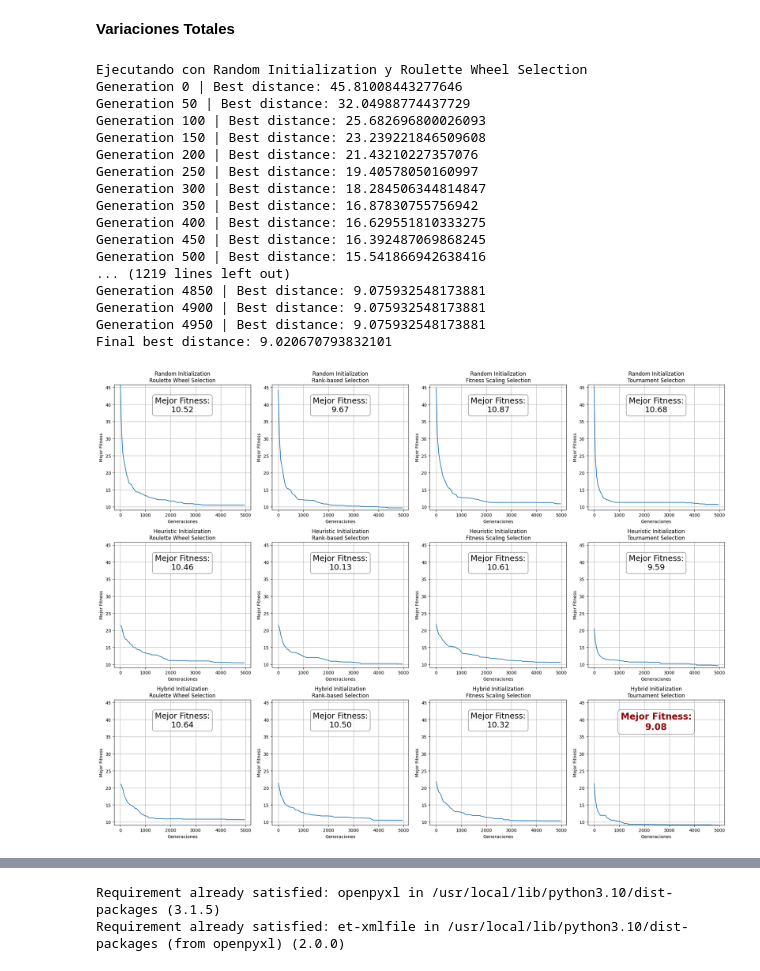
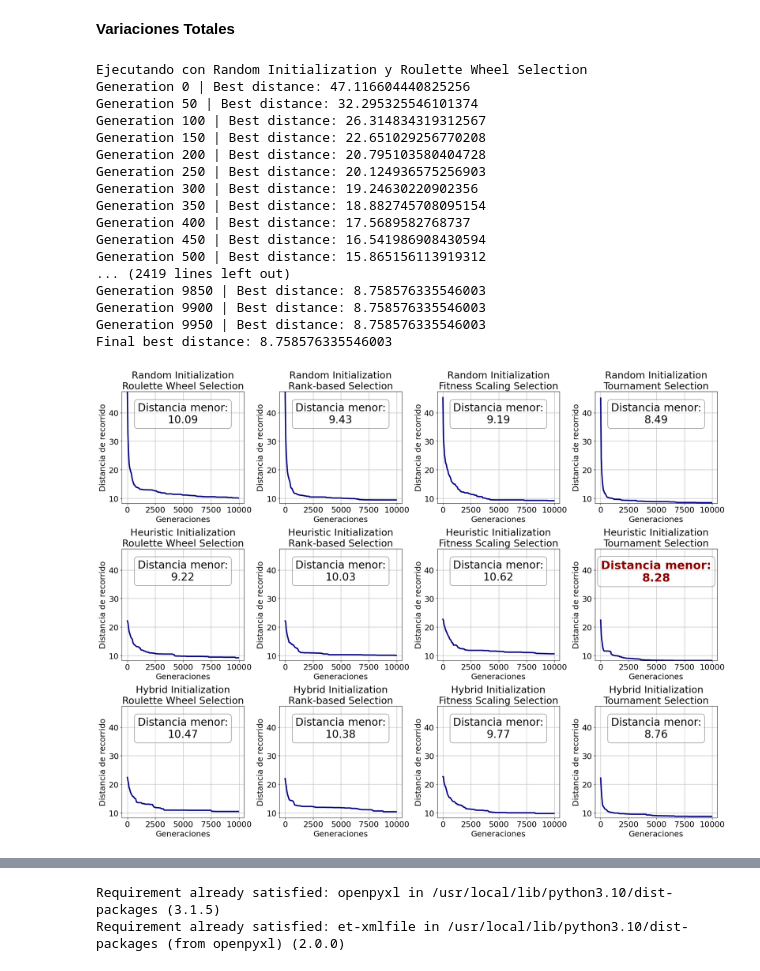
Before and after one commit to BrajanNieto/GA-TSP-Comparison, a Jupyter notebook: IA_Fundamentals_GeneticAlgorithm_TSP_BrajanNieto.ipynb, the cells around one changed output, grey strips where cells are left out. Drawn from its saved outputs; the diff is of its cells as text; code cells hidden in the pictures.

```diff
--- a/IA_Fundamentals_GeneticAlgorithm_TSP_BrajanNieto.ipynb
+++ b/IA_Fundamentals_GeneticAlgorithm_TSP_BrajanNieto.ipynb
@@ -626,7 +628,7 @@ pop_size = 100
 N = 100
 elite_size = 10
 mutation_rate = 0.01
-generations = 5000
+generations = 10000
 
 # Generar las coordenadas de las ciudades y la matriz de distancias
 cities = np.random.rand(N, 2)
@@ -801,22 +803,22 @@ for init_function, init_name in init_functions:
         histories_combined[key] = history.copy()
 # %% [output]
 Ejecutando con Random Initialization y Roulette Wheel Selection
-Generation 0 | Best distance: 45.81008443277646
-Generation 50 | Best distance: 32.04988774437729
-Generation 100 | Best distance: 25.682696800026093
-Generation 150 | Best distance: 23.239221846509608
-Generation 200 | Best distance: 21.43210227357076
-Generation 250 | Best distance: 19.40578050160997
-Generation 300 | Best distance: 18.284506344814847
-Generation 350 | Best distance: 16.87830755756942
-Generation 400 | Best distance: 16.629551810333275
-Generation 450 | Best distance: 16.392487069868245
-Generation 500 | Best distance: 15.541866942638416
-... (1219 lines left out)
-Generation 4850 | Best distance: 9.075932548173881
-Generation 4900 | Best distance: 9.075932548173881
-Generation 4950 | Best distance: 9.075932548173881
-Final best distance: 9.020670793832101
+Generation 0 | Best distance: 47.116604440825256
+Generation 50 | Best distance: 32.295325546101374
+Generation 100 | Best distance: 26.314834319312567
+Generation 150 | Best distance: 22.651029256770208
+Generation 200 | Best distance: 20.795103580404728
+Generation 250 | Best distance: 20.124936575256903
+Generation 300 | Best distance: 19.24630220902356
+Generation 350 | Best distance: 18.882745708095154
+Generation 400 | Best distance: 17.5689582768737
+Generation 450 | Best distance: 16.541986908430594
+Generation 500 | Best distance: 15.865156113919312
+... (2419 lines left out)
+Generation 9850 | Best distance: 8.758576335546003
+Generation 9900 | Best distance: 8.758576335546003
+Generation 9950 | Best distance: 8.758576335546003
+Final best distance: 8.758576335546003
 # %%
 # Crear un diccionario para mapear nombres a índices
 init_indices = {'Random Initialization': 0, 'Heuristic Initialization': 1, 'Hybrid Initialization': 2}
@@ -843,42 +845,43 @@ best_overall_fitness = min(best_fitness_values.values())
 # Graficar cada combinación
 for key in histories_combined:
     gen = [item[0] for item in histories_combined[key]]
     fit = [item[1] for item in histories_combined[key]]
 
     init_name, selection_name = key.split(' + ')
     row = init_indices[init_name]
     col = selection_indices[selection_name]
 
-    axes[row, col].plot(gen, fit)
-    axes[row, col].set_title(f"{init_name}\n{selection_name}")
-    axes[row, col].set_xlabel('Generaciones')
-    axes[row, col].set_ylabel('Mejor Fitness')
+    axes[row, col].plot(gen, fit, color='navy', linewidth=3) ##
+    axes[row, col].set_title(f"{init_name}\n{selection_name}", fontsize=22) ##
+    axes[row, col].set_xlabel('Generaciones', fontsize=18)
+    axes[row, col].set_ylabel('Distancia de recorrido', fontsize=18)
+    axes[row, col].tick_params(axis='both', which='major', labelsize=18)  ##
     axes[row, col].set_ylim(global_min_fitness, global_max_fitness)
     axes[row, col].grid(True)
 
     # Obtener el mejor fitness para esta combinación
     best_fitness = best_fitness_values[key]
 
     # Comprobar si este es el mejor fitness global
     if best_fitness == best_overall_fitness:
         # Destacar el texto con negrita y color rojo oscuro
-        axes[row, col].text(0.5, 0.9, f"Mejor Fitness:\n{best_fitness:.2f}",
+        axes[row, col].text(0.5, 0.9, f"Distancia menor:\n{best_fitness:.2f}",
                             transform=axes[row, col].transAxes,
-                            fontsize=20, fontweight='bold', color='darkred',
+                            fontsize=26, fontweight='bold', color='darkred',
                             verticalalignment='top', horizontalalignment='center',
                             bbox=dict(boxstyle='round', facecolor='white', alpha=0.5))
     else:
         # Texto normal para las demás combinaciones
-        axes[row, col].text(0.5, 0.9, f"Mejor Fitness:\n{best_fitness:.2f}",
+        axes[row, col].text(0.5, 0.9, f"Distancia menor:\n{best_fitness:.2f}",
                             transform=axes[row, col].transAxes,
-                            fontsize=18,
+                            fontsize=24,
                             verticalalignment='top', horizontalalignment='center',
                             bbox=dict(boxstyle='round', facecolor='white', alpha=0.5))
 
 plt.tight_layout()
 plt.show()
 # %% [output]
-[figure, old version]
+[figure, new version]
 # %%
 #
 plt.figure(figsize=(12, 8))
```
Also changed, not shown: parts of 18 cells of this notebook.
